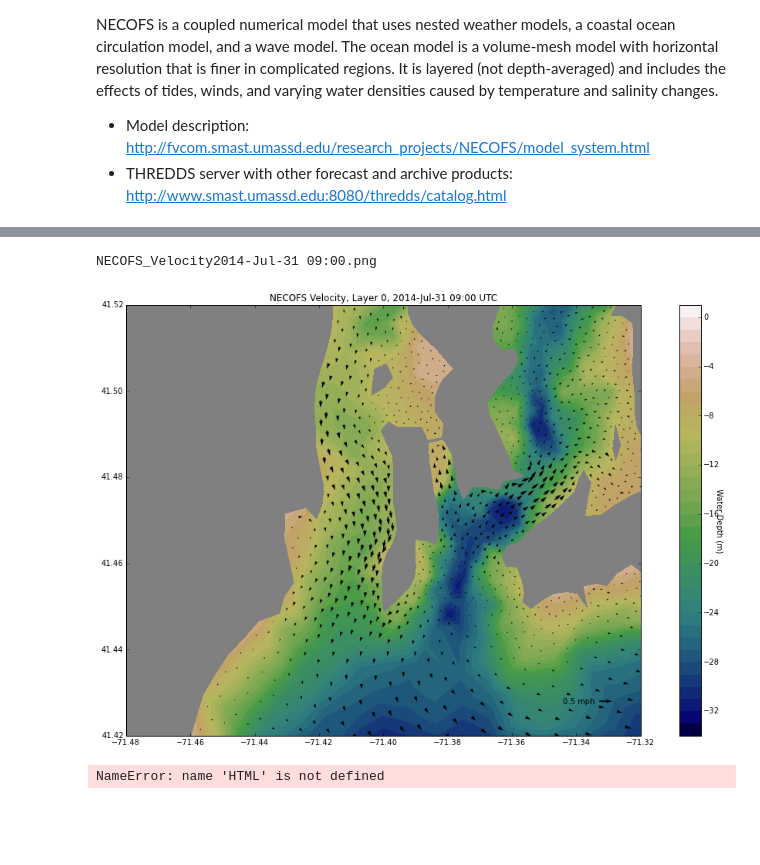
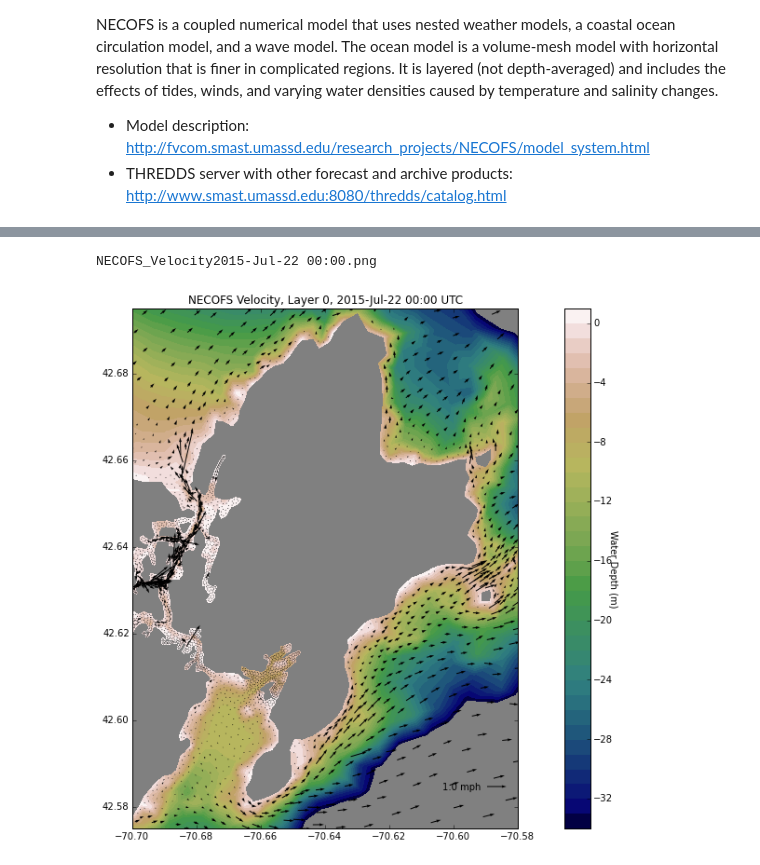
Before and after one commit to csherwood-usgs/IPython_notebook_examples, a Jupyter notebook: fvcom_narragansett.ipynb, the cells around one changed output, grey strips where cells are left out. Saved outputs shown, nothing was run; the diff lists cells and outputs as text; code cells hidden in the pictures; blank space fills up the shorter version.

Commit message:
Cape Ann from FVCOM

```diff
--- a/fvcom_narragansett.ipynb
+++ b/fvcom_narragansett.ipynb
@@ -16,10 +17,10 @@ import netCDF4
 import datetime as dt
 # %%
 # DAP Data URL
-# MassBay GRID
-#url = 'http://www.smast.umassd.edu:8080/thredds/dodsC/FVCOM/NECOFS/Forecasts/NECOFS_FVCOM_OCEAN_MASSBAY_FORECAST.nc'
-# GOM3 GRID
-url='http://www.smast.umassd.edu:8080/thredds/dodsC/FVCOM/NECOFS/Forecasts/NECOFS_GOM3_FORECAST.nc'
+# MassBay GRID for Boston Harbor, Cape Ann
+url = 'http://www.smast.umassd.edu:8080/thredds/dodsC/FVCOM/NECOFS/Forecasts/NECOFS_FVCOM_OCEAN_MASSBAY_FORECAST.nc'
+# GOM3 GRID (for Naragansett Bay, Woods Hole)
+# url='http://www.smast.umassd.edu:8080/thredds/dodsC/FVCOM/NECOFS/Forecasts/NECOFS_GOM3_FORECAST.nc'
 # Open DAP
 nc = netCDF4.Dataset(url).variables
 nc.keys()
@@ -120,6 +122,12 @@ levels=arange(-34,2,1)   # depth contours to plot
 ax= [-71.48, -71.32, 41.42, 41.52] #
 maxvel = 0.5
 subsample = 1
+# %%
+# Cape Ann
+levels=arange(-34,2,1)   # depth contours to plot
+ax= [-70.7, -70.58, 42.575, 42.695] #
+maxvel = 1.
+subsample = 1
 # %%
 # find velocity points in bounding box
 ind = argwhere((lonc >= ax[0]) & (lonc <= ax[1]) & (latc >= ax[2]) & (latc <= ax[3]))
@@ -129,25 +137,20 @@ Nvec = int(len(ind) / subsample)
 idv = ind[:Nvec]
 # %%
 # tricontourf plot of water depth with vectors on top
-
 figure(figsize=(18,10))
 subplot(111,aspect=(1.0/cos(mean(lat)*pi/180.0)))
 tricontourf(tri, -h,levels=levels,shading='faceted',cmap=plt.cm.gist_earth)
 axis(ax)
 gca().patch.set_facecolor('0.5')
 cbar=colorbar()
 cbar.set_label('Water Depth (m)', rotation=-90)
 Q = quiver(lonc[idv],latc[idv],2.24*u[idv],2.24*v[idv],scale=20)
 maxstr='%3.1f mph' % maxvel
 qk = quiverkey(Q,0.92,0.08,maxvel,maxstr,labelpos='W')
 title('NECOFS Velocity, Layer %d, %s UTC' % (ilayer, daystr));
 figname = r'NECOFS_Velocity'+daystr+'.png'
 print figname
-savefig('NECOFS_example.png')
+savefig('NECOFS_CapeAnn_example.png')
 # %% [output]
-NECOFS_Velocity2014-Jul-31 09:00.png
+NECOFS_Velocity2015-Jul-22 00:00.png
-[figure, old version]
+[figure, new version]
-# %%
-HTML(html)
-# %% [output]
-NameError: name 'HTML' is not defined
```
Also changed, not shown: parts of 7 cells of this notebook.
